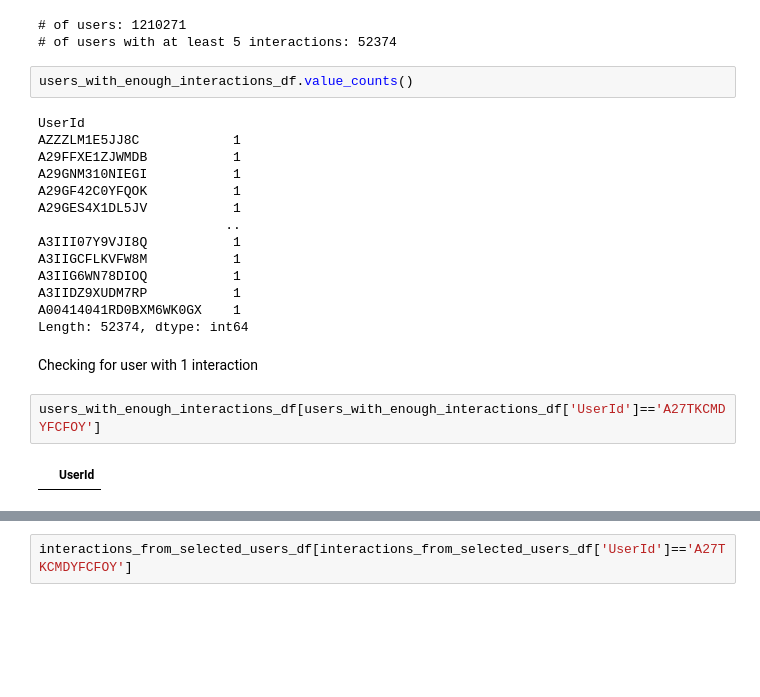
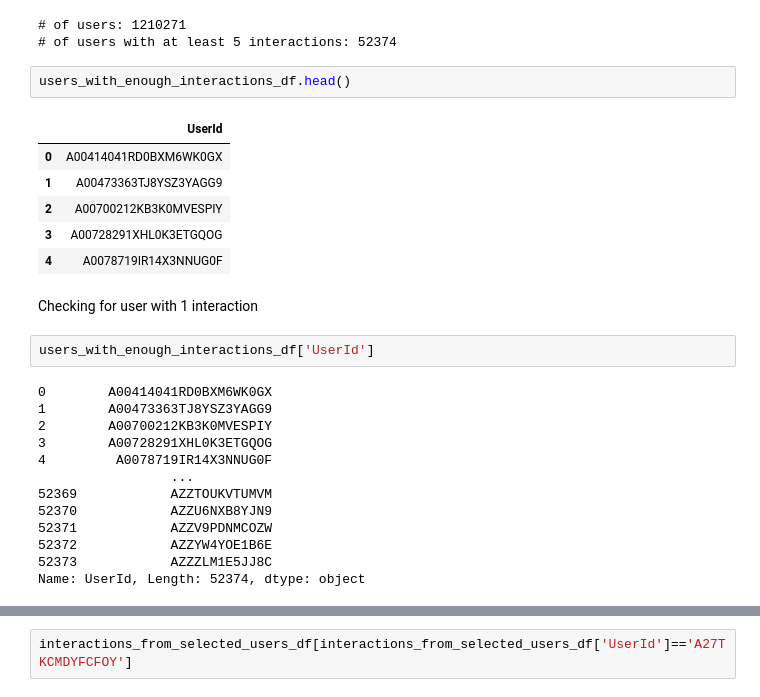
Before and after one commit to kronze1996/Product-Recommendation-Engine, a Jupyter notebook: Kartikey_Sharma_Product_Recommendation_Engine_Capstone_Project_4.ipynb, the cells around one changed output, grey strips where cells are left out. Drawn from its saved outputs; the diff is of its cells as text; blank space fills up the shorter version.

```diff
--- a/Kartikey_Sharma_Product_Recommendation_Engine_Capstone_Project_4.ipynb
+++ b/Kartikey_Sharma_Product_Recommendation_Engine_Capstone_Project_4.ipynb
@@ -256,26 +259,30 @@ print('# of users with at least 5 interactions: %d' % len(users_with_enough_inte
 # of users: 1210271
 # of users with at least 5 interactions: 52374
 # %%
-users_with_enough_interactions_df.value_counts()
+users_with_enough_interactions_df.head()
 # %% [output]
-UserId
-AZZZLM1E5JJ8C            1
-A29FFXE1ZJWMDB           1
-A29GNM310NIEGI           1
-A29GF42C0YFQOK           1
-A29GES4X1DL5JV           1
-                        ..
-A3III07Y9VJI8Q           1
-A3IIGCFLKVFW8M           1
-A3IIG6WN78DIOQ           1
-A3IIDZ9XUDM7RP           1
-A00414041RD0BXM6WK0GX    1
-Length: 52374, dtype: int64
+|  | UserId |
+| 0 | A00414041RD0BXM6WK0GX |
+| 1 | A00473363TJ8YSZ3YAGG9 |
+| 2 | A00700212KB3K0MVESPIY |
+| 3 | A00728291XHL0K3ETGQOG |
+| 4 | A0078719IR14X3NNUG0F |
 # %% [markdown]
 Checking for user with 1 interaction
 # %%
-users_with_enough_interactions_df[users_with_enough_interactions_df['UserId']=='A27TKCMDYFCFOY']
+users_with_enough_interactions_df['UserId']
 # %% [output]
-|  | UserId |
+0        A00414041RD0BXM6WK0GX
+1        A00473363TJ8YSZ3YAGG9
+2        A00700212KB3K0MVESPIY
+3        A00728291XHL0K3ETGQOG
+4         A0078719IR14X3NNUG0F
+                 ...
+52369            AZZTOUKVTUMVM
+52370            AZZU6NXB8YJN9
+52371            AZZV9PDNMCOZW
+52372            AZZYW4YOE1B6E
+52373            AZZZLM1E5JJ8C
+Name: UserId, Length: 52374, dtype: object
 # %%
 print('# of interactions: %d' % len(df))
```
Also changed, not shown: parts of 31 cells of this notebook.
